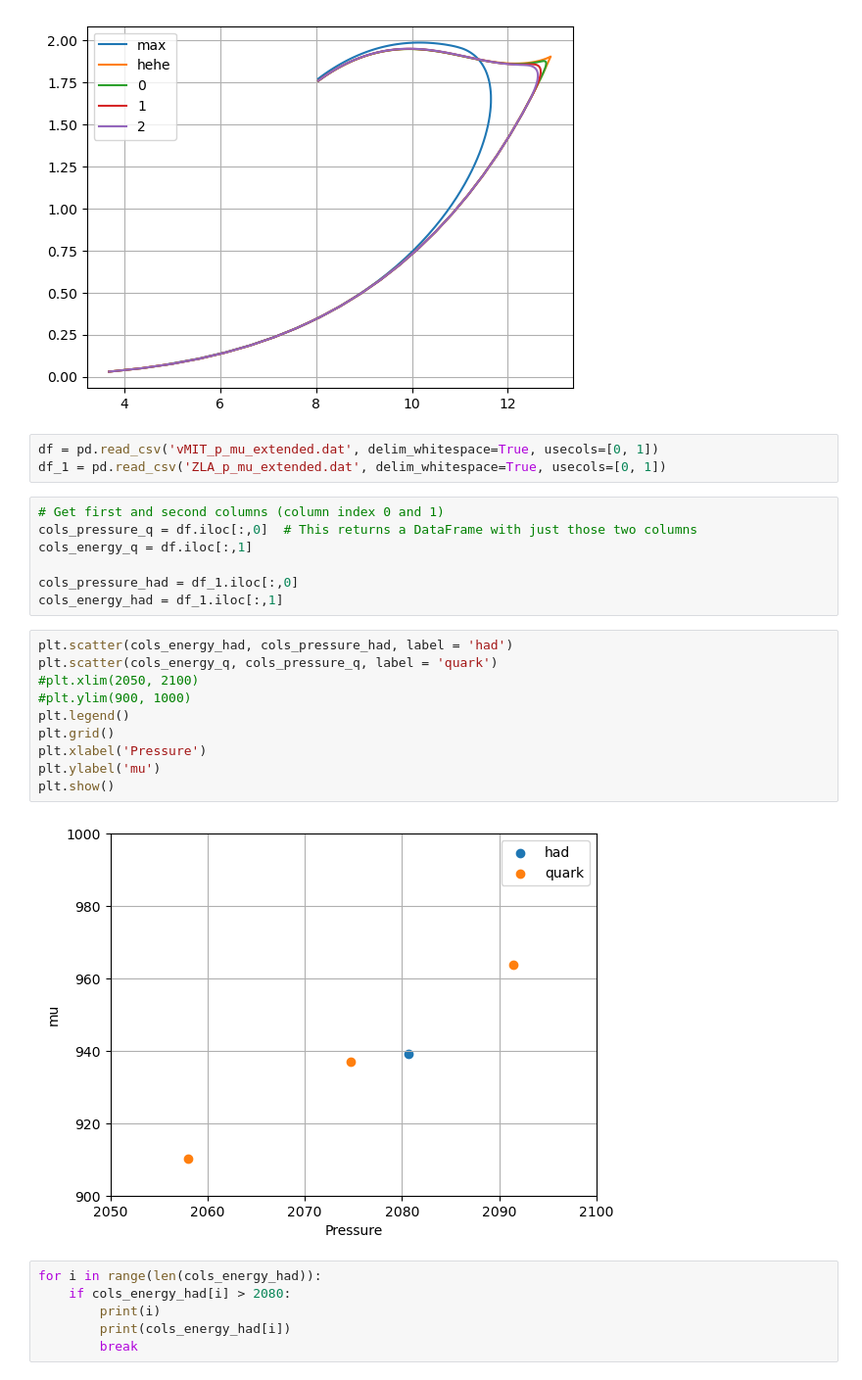
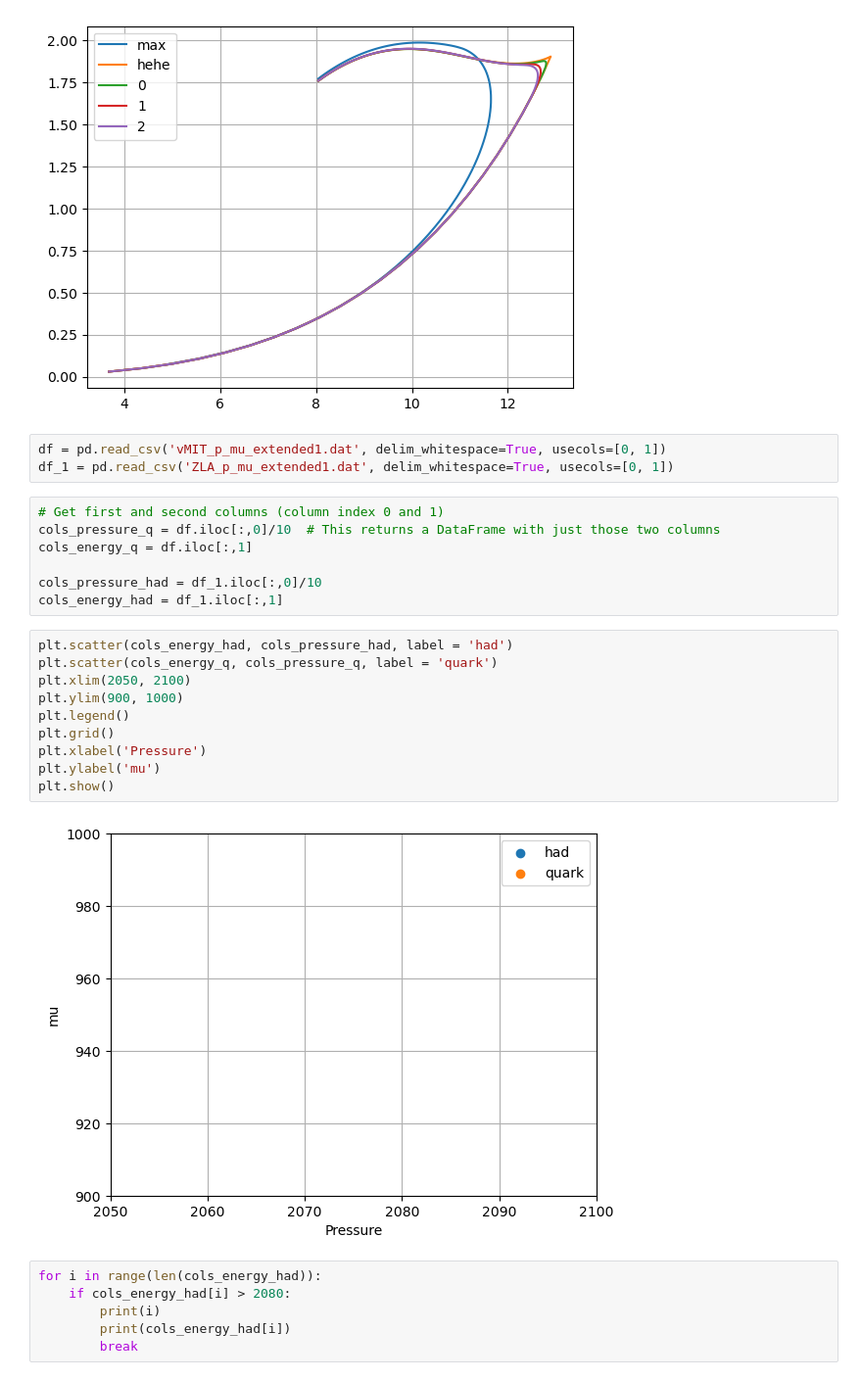
Before and after one commit to katta626/Phase_Transition, a Jupyter notebook: code/Relation_Codes/eos_mixed_phase.ipynb, the cells around one changed output. Shown: that part at 98% size. Drawn from its saved outputs; the diff is of its cells as text.

```diff
--- a/code/Relation_Codes/eos_mixed_phase.ipynb
+++ b/code/Relation_Codes/eos_mixed_phase.ipynb
@@ -434,27 +438,27 @@ plt.show()
 # %% [output]
 [figure]
 # %%
-df = pd.read_csv('vMIT_p_mu_extended.dat', delim_whitespace=True, usecols=[0, 1])
-df_1 = pd.read_csv('ZLA_p_mu_extended.dat', delim_whitespace=True, usecols=[0, 1])
+df = pd.read_csv('vMIT_p_mu_extended1.dat', delim_whitespace=True, usecols=[0, 1])
+df_1 = pd.read_csv('ZLA_p_mu_extended1.dat', delim_whitespace=True, usecols=[0, 1])
 # %%
 # Get first and second columns (column index 0 and 1)
-cols_pressure_q = df.iloc[:,0]  # This returns a DataFrame with just those two columns
+cols_pressure_q = df.iloc[:,0]/10  # This returns a DataFrame with just those two columns
 cols_energy_q = df.iloc[:,1]
 
-cols_pressure_had = df_1.iloc[:,0]
+cols_pressure_had = df_1.iloc[:,0]/10
 cols_energy_had = df_1.iloc[:,1]
 # %%
 plt.scatter(cols_energy_had, cols_pressure_had, label = 'had')
 plt.scatter(cols_energy_q, cols_pressure_q, label = 'quark')
-#plt.xlim(2050, 2100)
-#plt.ylim(900, 1000)
+plt.xlim(2050, 2100)
+plt.ylim(900, 1000)
 plt.legend()
 plt.grid()
 plt.xlabel('Pressure')
 plt.ylabel('mu')
 plt.show()
 # %% [output]
-[figure, old version]
+[figure, new version]
 # %%
 for i in range(len(cols_energy_had)):
     if cols_energy_had[i] > 2080:
```
Also changed, not shown: parts of 17 cells of this notebook, 3 other files.
